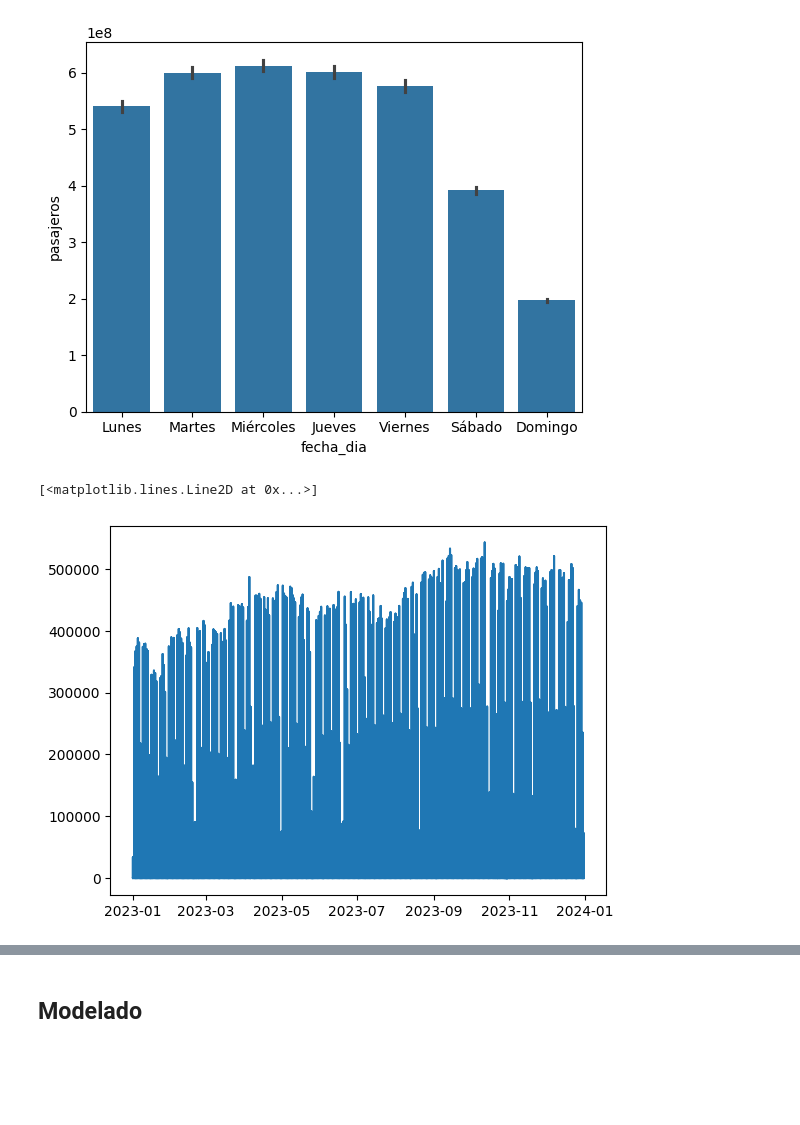
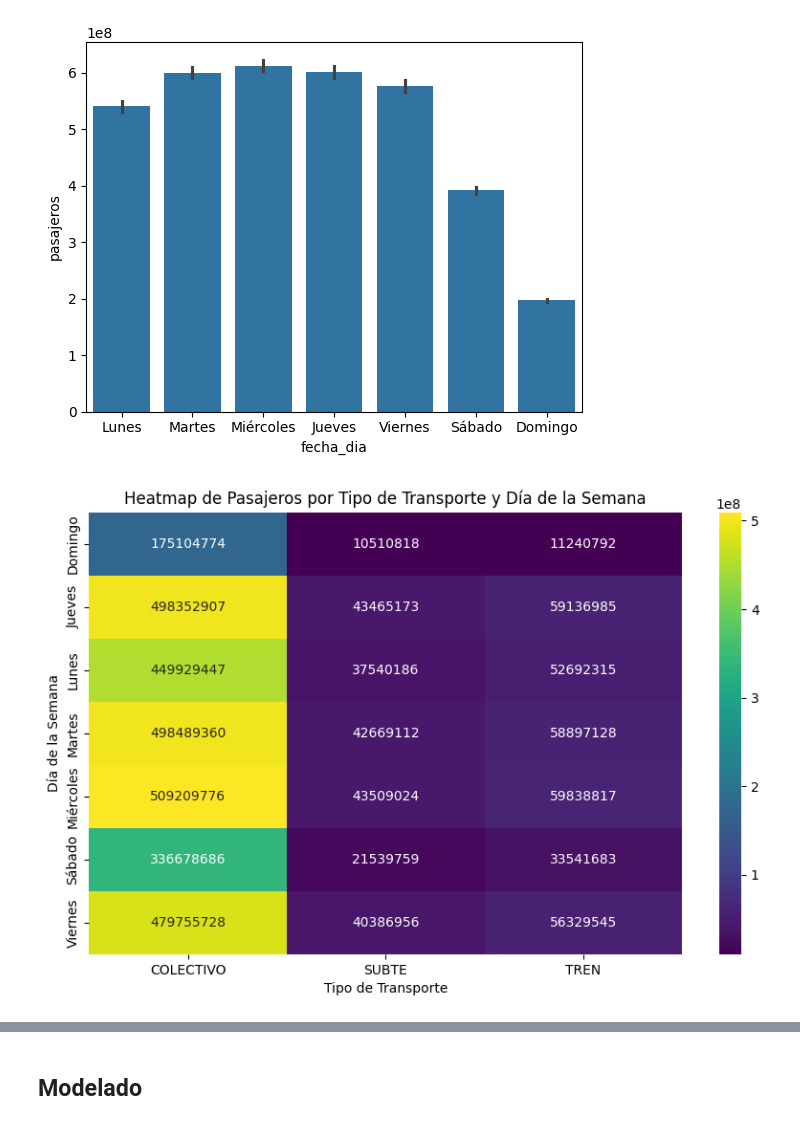
Before and after one commit to alejoGonc/labo_tp1, a Jupyter notebook: main.ipynb, the cells around one changed output, grey strips where cells are left out. Cells and saved outputs as stored; diff of their text form; code cells hidden in the pictures; blank space fills up the shorter version.

```diff
--- a/main.ipynb
+++ b/main.ipynb
@@ -184,8 +185,20 @@ sns.barplot(data=datos_amba, x='fecha_dia', y='pasajeros', estimator='sum', orde
 # %% [output]
 <Axes: xlabel='fecha_dia', ylabel='pasajeros'>
 [figure]
-# %%
-plt.plot(dataset_sube['DIA_TRANSPORTE'], dataset_sube['CANTIDAD'])
-# %% [output]
-[<matplotlib.lines.Line2D at 0x...>]
-[figure, removed]
+# %%
+pivot_table = datos_amba.pivot_table(
+    values='pasajeros',
+    index='fecha_dia',
+    columns='tipo_transporte',
+    aggfunc='sum',
+    fill_value=0
+)
+# %%
+plt.figure(figsize=(10, 6))
+sns.heatmap(pivot_table, annot=True, fmt='d', cmap='viridis')
+plt.title('Heatmap de Pasajeros por Tipo de Transporte y Día de la Semana')
+plt.xlabel('Tipo de Transporte')
+plt.ylabel('Día de la Semana')
+plt.show()
+# %% [output]
+[figure, added]
```
Also changed, not shown: parts of 13 cells of this notebook, 1 other file.
